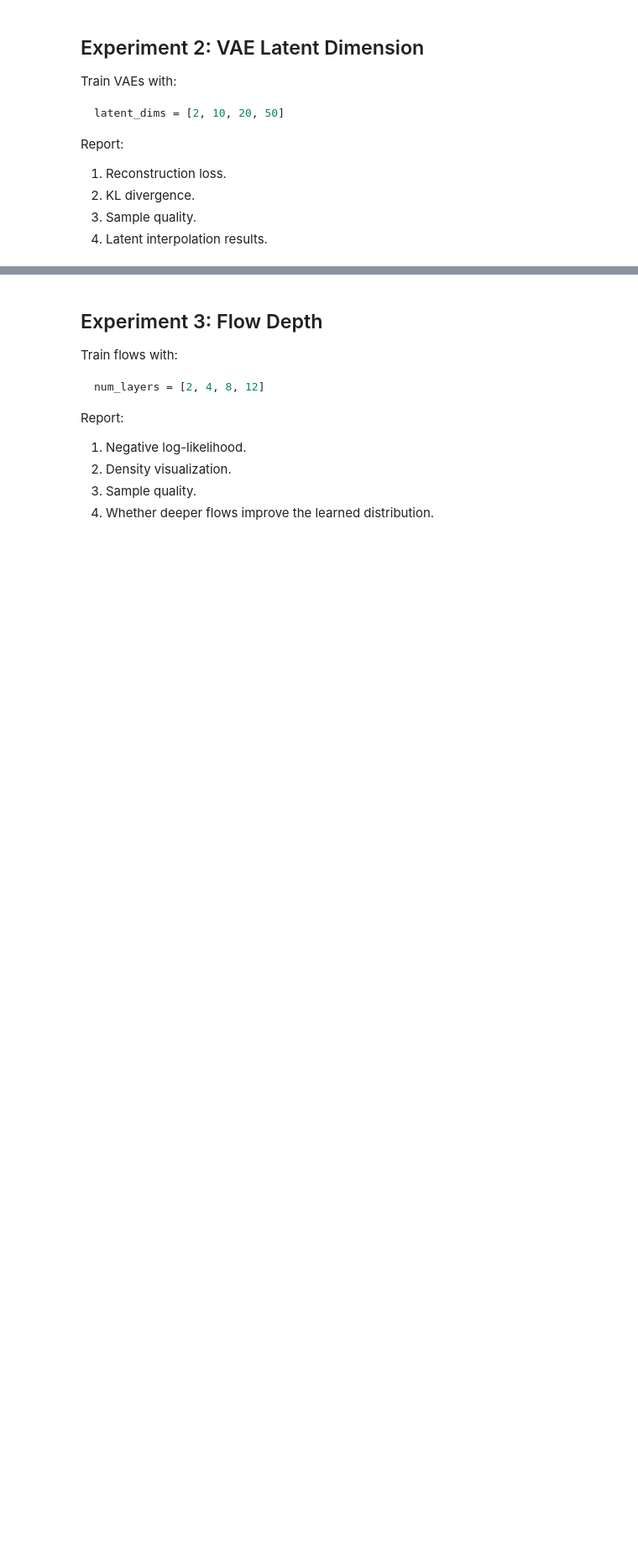
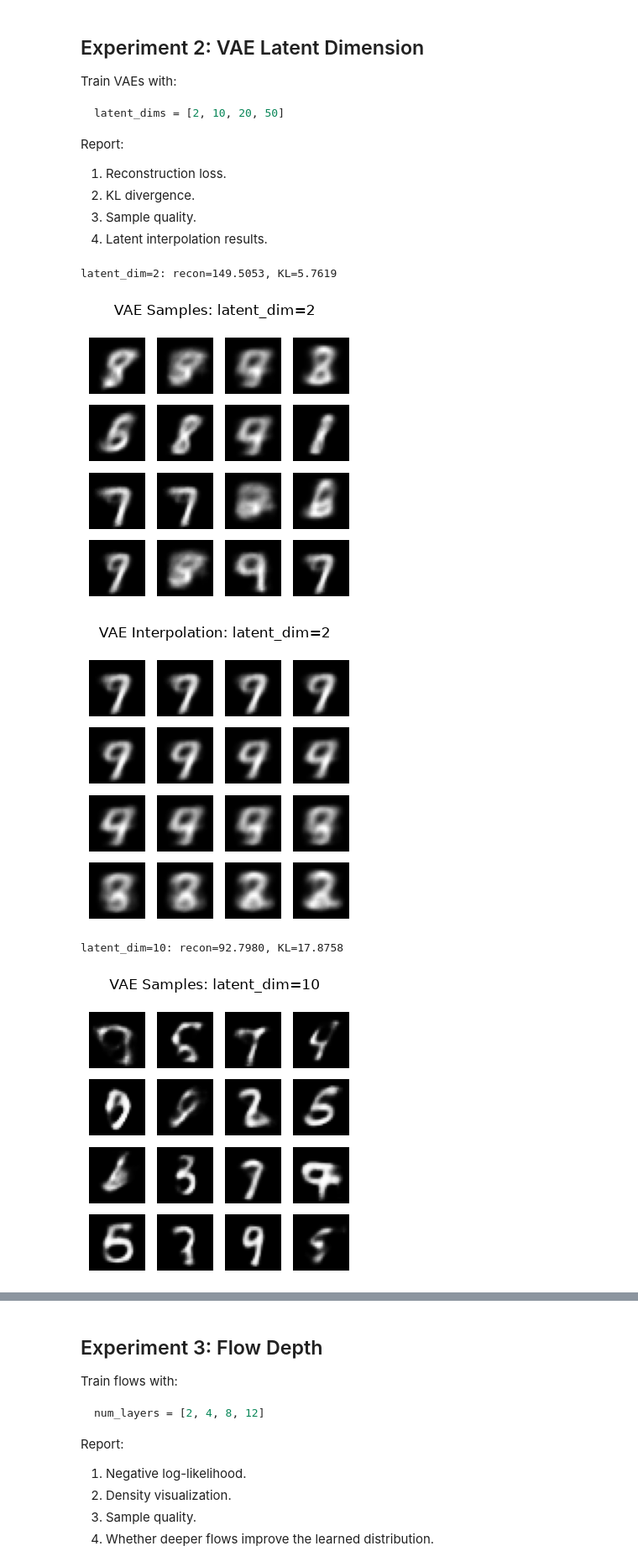
Before and after one commit to ml-and-ds-degree/deep-generative-models-of-texts-and-images, a Jupyter notebook: FinalProjectPart1.ipynb, the cells around one changed output, grey strips where cells are left out. Shown at 84% size. Drawn from its saved outputs; the diff is of its cells as text; code cells hidden in the pictures; blank space fills up the shorter version.

```diff
--- a/FinalProjectPart1.ipynb
+++ b/FinalProjectPart1.ipynb
@@ -846,3 +917,64 @@ Report:
 2. KL divergence.
 3. Sample quality.
 4. Latent interpolation results.
+# %%
+def evaluate_vae_experiment(model, loader):
+    model.eval()
+    reconstruction = 0.0
+    kl_divergence = 0.0
+    with torch.no_grad():
+        for x, _ in loader:
+            x = x.to(device)
+            logits, mu, logvar = model(x)
+            _, recon, kl = vae_loss(logits, x, mu, logvar)
+            reconstruction += recon.item()
+            kl_divergence += kl.item()
+    n = len(loader.dataset)
+    return reconstruction / n, kl_divergence / n
+
+def train_vae_experiment(latent_dim, epochs=10):
+    set_experiment_seed()
+    loader = make_seeded_loader(train_dataset, batch_size, True)
+    model = VAE(latent_dim=latent_dim).to(device)
+    optimizer = torch.optim.Adam(model.parameters(), lr=1e-3)
+    for _ in range(epochs):
+        model.train()
+        for x, _ in loader:
+            x = x.to(device)
+            logits, mu, logvar = model(x)
+            loss, _, _ = vae_loss(logits, x, mu, logvar)
+            optimizer.zero_grad()
+            loss.backward()
+            optimizer.step()
+    return model
+
+latent_dims = [2, 10, 20, 50]
+vae_experiment_results = {}
+interp_x = next(iter(test_loader))[0][:2].to(device)
+
+for latent_dim in latent_dims:
+    model = train_vae_experiment(latent_dim)
+    reconstruction, kl_divergence = evaluate_vae_experiment(model, test_loader)
+    model.eval()
+    with torch.no_grad():
+        samples = model.sample(16).cpu()
+        mu, _ = model.encoder(interp_x)
+        alpha = torch.linspace(0, 1, 16, device=device)[:, None]
+        z = (1 - alpha) * mu[0] + alpha * mu[1]
+        interpolation = torch.sigmoid(model.decoder(z)).view(-1, 1, 28, 28).cpu()
+
+    vae_experiment_results[latent_dim] = {
+        "reconstruction": reconstruction,
+        "kl": kl_divergence,
+        "samples": samples,
+        "interpolation": interpolation,
+    }
+    print(f"latent_dim={latent_dim}: recon={reconstruction:.4f}, KL={kl_divergence:.4f}")
+    show_images(samples, title=f"VAE Samples: latent_dim={latent_dim}")
+    show_images(interpolation, title=f"VAE Interpolation: latent_dim={latent_dim}")
+# %% [output]
+latent_dim=2: recon=149.5053, KL=5.7619
+[figure, added]
+[figure, added]
+latent_dim=10: recon=92.7980, KL=17.8758
+[figure, added]
```
Also changed, not shown: parts of 22 cells of this notebook.
